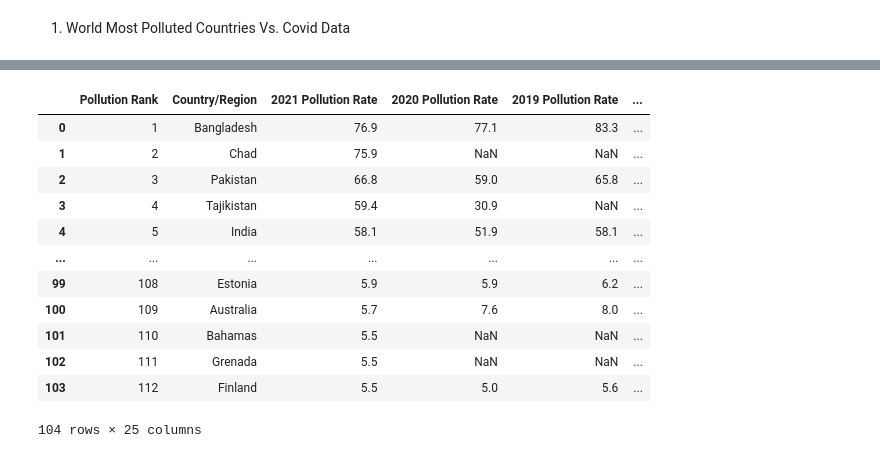
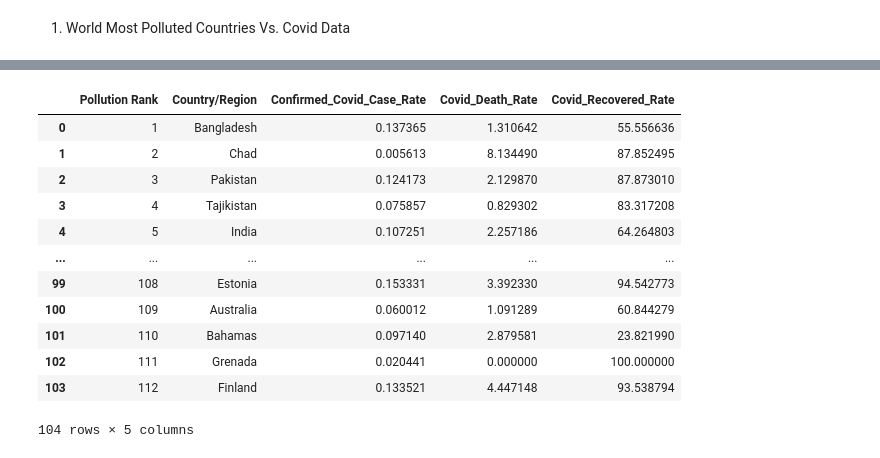
Before and after one commit to NysB/Project_1_Group_3, a Jupyter notebook: factors_covid.ipynb, the cells around one changed output, grey strips where cells are left out. Cells and saved outputs as stored; diff of their text form; code cells hidden in the pictures.

```diff
--- a/factors_covid.ipynb
+++ b/factors_covid.ipynb
@@ -461,26 +435,36 @@ See the caveats in the documentation: https://pandas.pydata.org/pandas-docs/stab
 # %%
 confirmed_covid_case_rate = air_pollution_df["Confirmed_Covid_Cases"] / air_pollution_df["Population"] * 100
-air_pollution_df["Confirmed_Covid_Case_Rate"] = confirmed_covid_case_rate.apply(lambda x: "{:.2f}%".format(x))
+air_pollution_df["Confirmed_Covid_Case_Rate"] = confirmed_covid_case_rate
+
 
 death_rate=air_pollution_df["Death_Covid_Cases"]/air_pollution_df["Confirmed_Covid_Cases"]*100
-air_pollution_df["Death_Rate"]=death_rate.apply(lambda x: "{:.2f}%".format(x))
-air_pollution_df
+air_pollution_df["Covid_Death_Rate"]=death_rate
+
+
 
 recovered_rate=air_pollution_df["Recovered_Covid_Cases"]/air_pollution_df["Confirmed_Covid_Cases"]*100
-air_pollution_df["Recovered_Rate"]=recovered_rate.apply(lambda x: "{:.2f}%".format(x))
+air_pollution_df["Covid_Recovered_Rate"]=recovered_rate
 
-air_pollution_df
+
+
+covid_air_pollution_df=air_pollution_df[["Pollution Rank",
+                                         "Country/Region",
+                                         "Confirmed_Covid_Case_Rate",
+                                         "Covid_Death_Rate",
+                                         "Covid_Recovered_Rate",
+                                         ]]
+covid_air_pollution_df
 # %% [output]
-|  | Pollution Rank | Country/Region | 2021 Pollution Rate | 2020 Pollution Rate | 2019 Pollution Rate | ... |
-| 0 | 1 | Bangladesh | 76.9 | 77.1 | 83.3 | ... |
-| 1 | 2 | Chad | 75.9 | NaN | NaN | ... |
-| 2 | 3 | Pakistan | 66.8 | 59.0 | 65.8 | ... |
-| 3 | 4 | Tajikistan | 59.4 | 30.9 | NaN | ... |
-| 4 | 5 | India | 58.1 | 51.9 | 58.1 | ... |
-| ... | ... | ... | ... | ... | ... | ... |
-| 99 | 108 | Estonia | 5.9 | 5.9 | 6.2 | ... |
-| 100 | 109 | Australia | 5.7 | 7.6 | 8.0 | ... |
-| 101 | 110 | Bahamas | 5.5 | NaN | NaN | ... |
-| 102 | 111 | Grenada | 5.5 | NaN | NaN | ... |
-| 103 | 112 | Finland | 5.5 | 5.0 | 5.6 | ... |
+|  | Pollution Rank | Country/Region | Confirmed_Covid_Case_Rate | Covid_Death_Rate | Covid_Recovered_Rate |
+| 0 | 1 | Bangladesh | 0.137365 | 1.310642 | 55.556636 |
+| 1 | 2 | Chad | 0.005613 | 8.134490 | 87.852495 |
+| 2 | 3 | Pakistan | 0.124173 | 2.129870 | 87.873010 |
+| 3 | 4 | Tajikistan | 0.075857 | 0.829302 | 83.317208 |
+| 4 | 5 | India | 0.107251 | 2.257186 | 64.264803 |
+| ... | ... | ... | ... | ... | ... |
+| 99 | 108 | Estonia | 0.153331 | 3.392330 | 94.542773 |
+| 100 | 109 | Australia | 0.060012 | 1.091289 | 60.844279 |
+| 101 | 110 | Bahamas | 0.097140 | 2.879581 | 23.821990 |
+| 102 | 111 | Grenada | 0.020441 | 0.000000 | 100.000000 |
+| 103 | 112 | Finland | 0.133521 | 4.447148 | 93.538794 |
-104 rows × 25 columns
+104 rows × 5 columns
```
Also changed, not shown: parts of 14 cells of this notebook, 4 other files.
